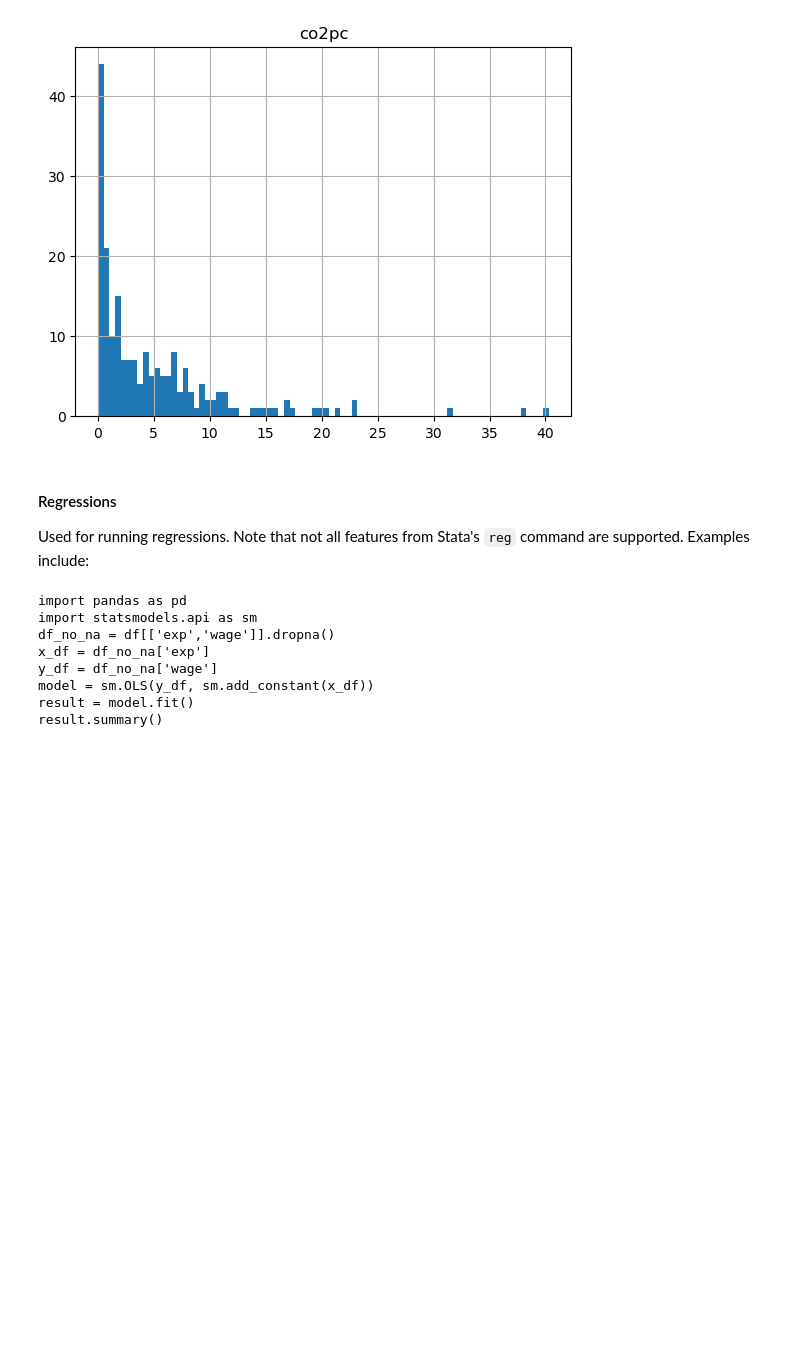
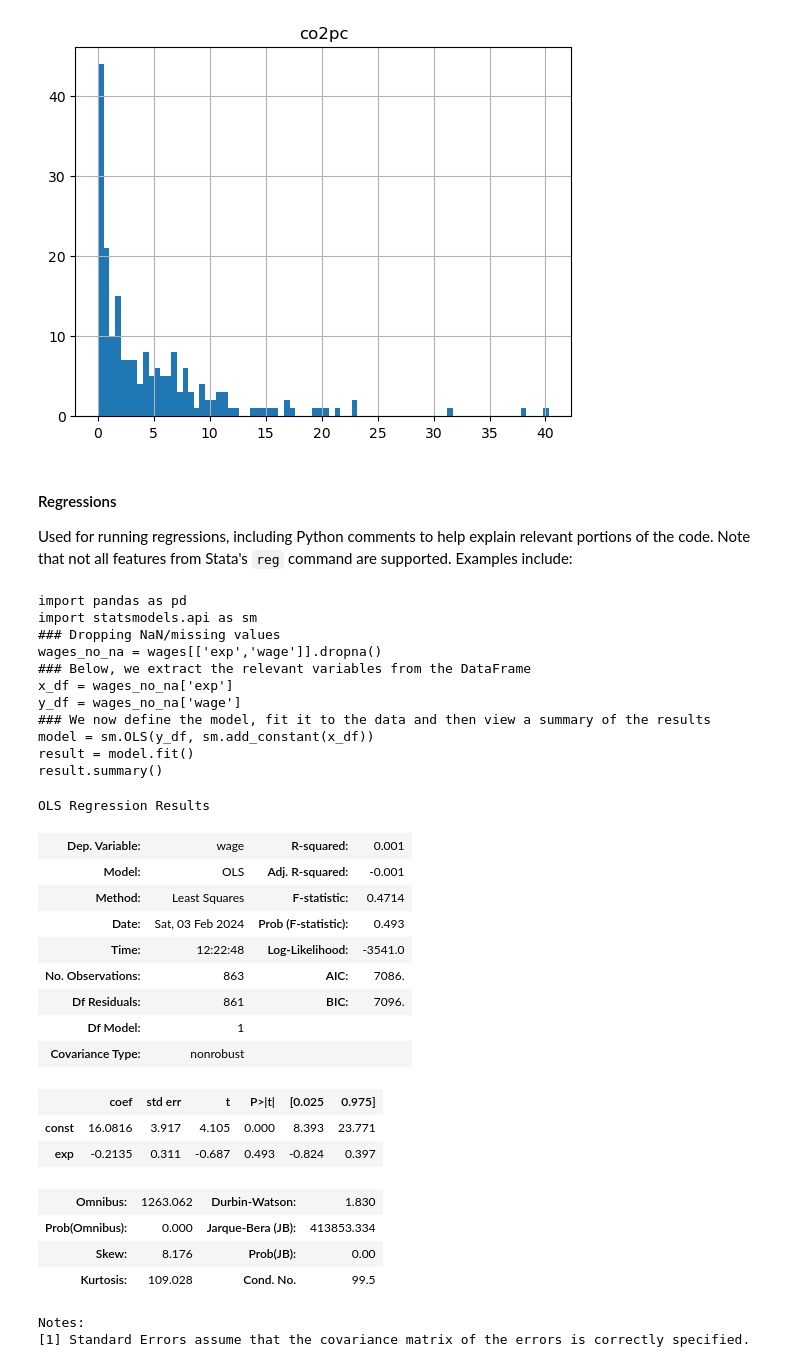
Before and after one commit to UCB-Econ-148/textbook, a Jupyter notebook: _build/html/_sources/content/01-python_v_stata/syntax.ipynb, the cells around one changed output. Drawn from its saved outputs; the diff is of its cells as text; code cells hidden in the pictures; blank space fills up the shorter version.

```diff
--- a/_build/html/_sources/content/01-python_v_stata/syntax.ipynb
+++ b/_build/html/_sources/content/01-python_v_stata/syntax.ipynb
@@ -230,18 +221,53 @@ pollution.hist(column='co2pc',bins=80);
 # %% [markdown]
 #### Regressions
 
-Used for running regressions. Note that not all features from Stata's `reg` command are supported. Examples include:
+Used for running regressions, including Python comments to help explain relevant portions of the code. Note that not all features from Stata's `reg` command are supported. Examples include:
 # %%
-stata2python("reg wage exp")
+stata2python("reg wage exp", "wages")
 # %% [output]
 import pandas as pd
 import statsmodels.api as sm
-df_no_na = df[['exp','wage']].dropna()
-x_df = df_no_na['exp']
-y_df = df_no_na['wage']
+### Dropping NaN/missing values
+wages_no_na = wages[['exp','wage']].dropna()
+### Below, we extract the relevant variables from the DataFrame
+x_df = wages_no_na['exp']
+y_df = wages_no_na['wage']
+### We now define the model, fit it to the data and then view a summary of the results
 model = sm.OLS(y_df, sm.add_constant(x_df))
 result = model.fit()
 result.summary()
+# %%
+import pandas as pd # Verifying that the output works
+import statsmodels.api as sm
+### Dropping NaN/missing values
+wages_no_na = wages[['exp','wage']].dropna()
+### Below, we extract the relevant variables from the DataFrame
+x_df = wages_no_na['exp']
+y_df = wages_no_na['wage']
+### We now define the model, fit it to the data and then view a summary of the results
+model = sm.OLS(y_df, sm.add_constant(x_df))
+result = model.fit()
+result.summary()
+# %% [output]
+OLS Regression Results
+| Dep. Variable: | wage | R-squared: | 0.001 |
+| Model: | OLS | Adj. R-squared: | -0.001 |
+| Method: | Least Squares | F-statistic: | 0.4714 |
+| Date: | Sat, 03 Feb 2024 | Prob (F-statistic): | 0.493 |
+| Time: | 12:22:48 | Log-Likelihood: | -3541.0 |
+| No. Observations: | 863 | AIC: | 7086. |
+| Df Residuals: | 861 | BIC: | 7096. |
+| Df Model: | 1 |  |  |
+| Covariance Type: | nonrobust |  |  |
+|  | coef | std err | t | P>|t| | [0.025 | 0.975] |
+| const | 16.0816 | 3.917 | 4.105 | 0.000 | 8.393 | 23.771 |
+| exp | -0.2135 | 0.311 | -0.687 | 0.493 | -0.824 | 0.397 |
+| Omnibus: | 1263.062 | Durbin-Watson: | 1.830 |
+| Prob(Omnibus): | 0.000 | Jarque-Bera (JB): | 413853.334 |
+| Skew: | 8.176 | Prob(JB): | 0.00 |
+| Kurtosis: | 109.028 | Cond. No. | 99.5 |
+Notes:
+[1] Standard Errors assume that the covariance matrix of the errors is correctly specified.
 # %%
 stata2python("reg wage exp, vce(cluster education)")
 # %% [output]
```
Also changed, not shown: parts of 6 cells of this notebook, 9 other files.
